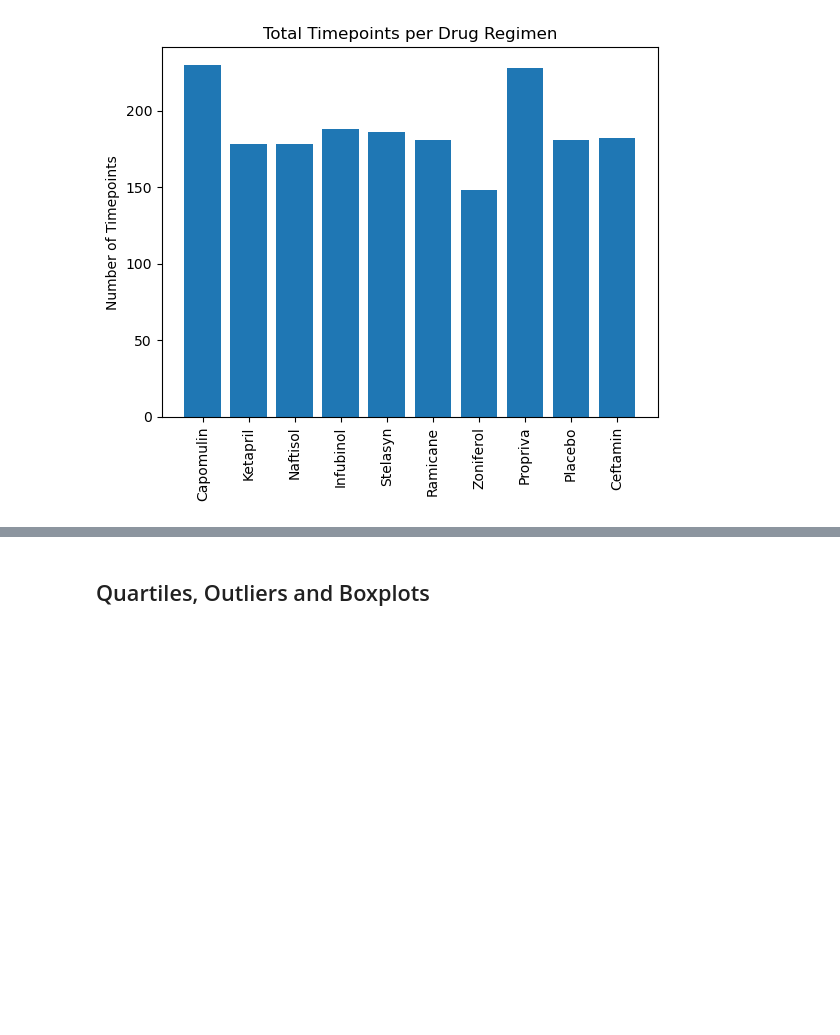
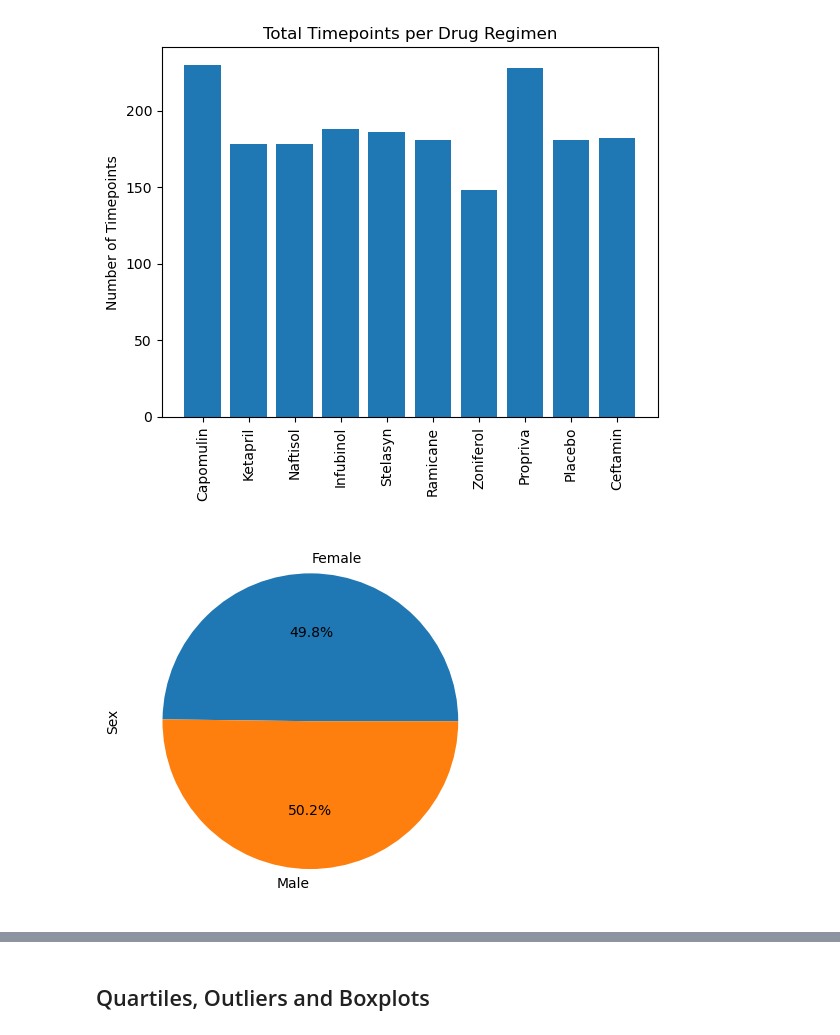
Before and after one commit to andrew-fellowes/matplotlib-challenge, a Jupyter notebook: Pymaceuticals/pymaceuticals_starter.ipynb, the cells around one changed output, grey strips where cells are left out. Drawn from its saved outputs; the diff is of its cells as text; code cells hidden in the pictures; blank space fills up the shorter version.

```diff
--- a/Pymaceuticals/pymaceuticals_starter.ipynb
+++ b/Pymaceuticals/pymaceuticals_starter.ipynb
@@ -150,4 +150,11 @@ plt.xticks(rotation="vertical")
 plt.show()
 # %% [output]
 [figure]
+# %%
+# Generate a pie plot showing the distribution of female versus male mice using Pandas
+# Note: if you base the count on 'cleaned_data', you will get a distorted sex ratio due to multiple counting of individual mice (922 F to 958 M)
+sex = mouse_metadata[["Mouse ID", "Sex"]].groupby("Sex").count().plot.pie(y="Mouse ID", autopct="%.1f%%", ylabel = "Sex", legend = False)
+plt.show()
+# %% [output]
+[figure, added]
 # %%
```
Also changed, not shown: parts of 2 cells of this notebook.
